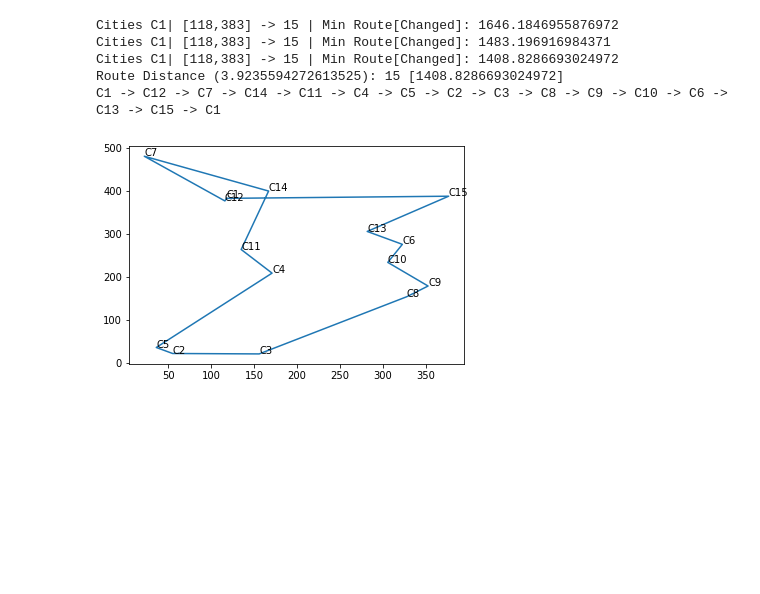
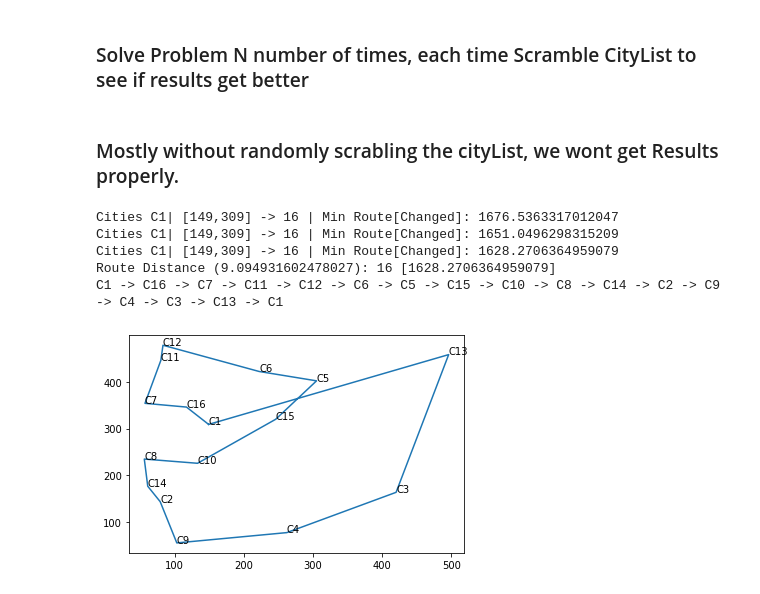
Before and after one commit to amitkshirsagar13/pydata, a Jupyter notebook: travelling.ipynb, the cells around one changed output. Cells and saved outputs as stored; diff of their text form; code cells hidden in the pictures; blank space fills up the shorter version.

```diff
--- a/travelling.ipynb
+++ b/travelling.ipynb
@@ -113,6 +113,8 @@ def getCitySet(cityCount):
         index=index+1
     citySet = sorted(citySet, key=lambda city: city.name)
     return citySet
+# %% [markdown]
+### Solve Problem N number of times, each time Scramble CityList to see if results get better
 # %%
 def solveMultipleTimes(retryCount, citySet, printChange):
     bestDistance = -1
@@ -135,29 +137,31 @@ def solveMultipleTimes(retryCount, citySet, printChange):
             bestDistance = routeDistance
             printSolution(end-start, bestRoute, bestDistance, c1)
 # plt.show()
+# %% [markdown]
+### Mostly without randomly scrabling the cityList, we wont get Results properly.
 # %%
-citySet = getCitySet(15)
+citySet = getCitySet(16)
 
 cachedSol = {}
 cachedDist = {}
 linkDistance = {}
 lookupCache = True
 printChange = True
 
 c1 = citySet[0]
 sCityList = citySet.copy()
 sCityList.remove(c1)
 start = time.time()
 routeDistance, route = solveDistance(c1, sCityList, len(citySet), lookupCache, printChange)
 end = time.time()
 printSolution(end-start, route, routeDistance, c1)
 # %% [output]
-Cities C1| [118,383] -> 15 | Min Route[Changed]: 1646.1846955876972
-Cities C1| [118,383] -> 15 | Min Route[Changed]: 1483.196916984371
-Cities C1| [118,383] -> 15 | Min Route[Changed]: 1408.8286693024972
-Route Distance (3.9235594272613525): 15 [1408.8286693024972]
-C1 -> C12 -> C7 -> C14 -> C11 -> C4 -> C5 -> C2 -> C3 -> C8 -> C9 -> C10 -> C6 -> C13 -> C15 -> C1
+Cities C1| [149,309] -> 16 | Min Route[Changed]: 1676.5363317012047
+Cities C1| [149,309] -> 16 | Min Route[Changed]: 1651.0496298315209
+Cities C1| [149,309] -> 16 | Min Route[Changed]: 1628.2706364959079
+Route Distance (9.094931602478027): 16 [1628.2706364959079]
+C1 -> C16 -> C7 -> C11 -> C12 -> C6 -> C5 -> C15 -> C10 -> C8 -> C14 -> C2 -> C9 -> C4 -> C3 -> C13 -> C1
-[figure, old version]
+[figure, new version]
 # %%
 # citySet = getCitySet(13)
 printChange = False
```
Also changed, not shown: parts of 1 cell of this notebook.
